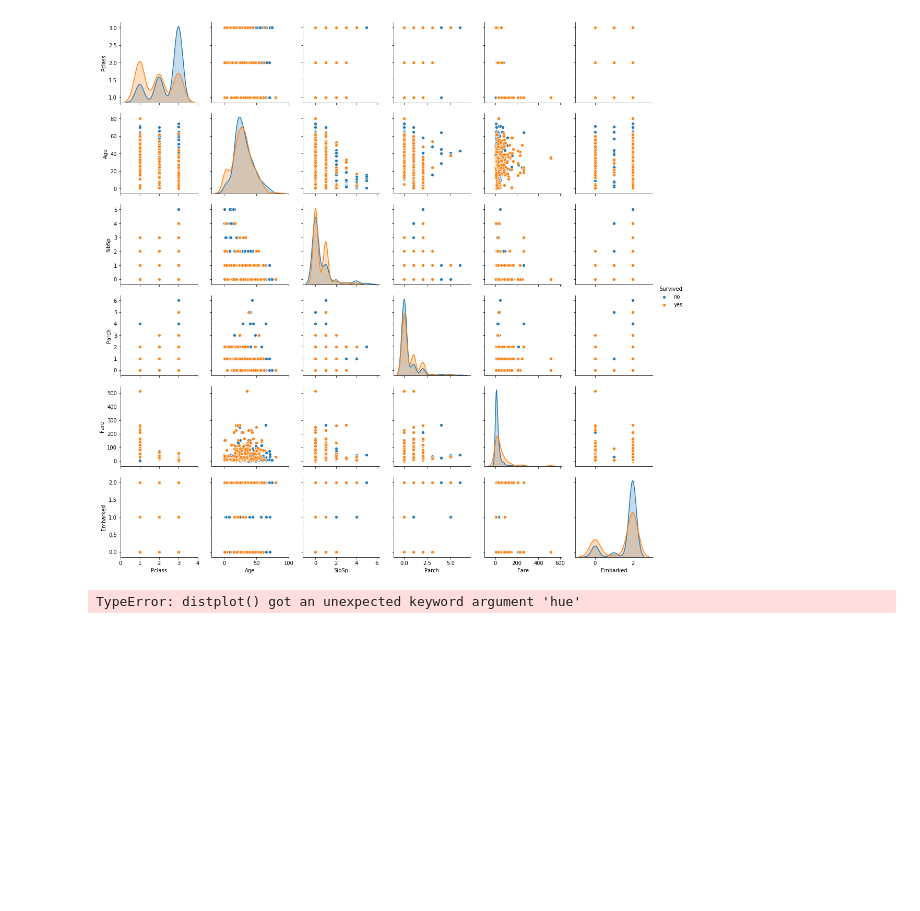
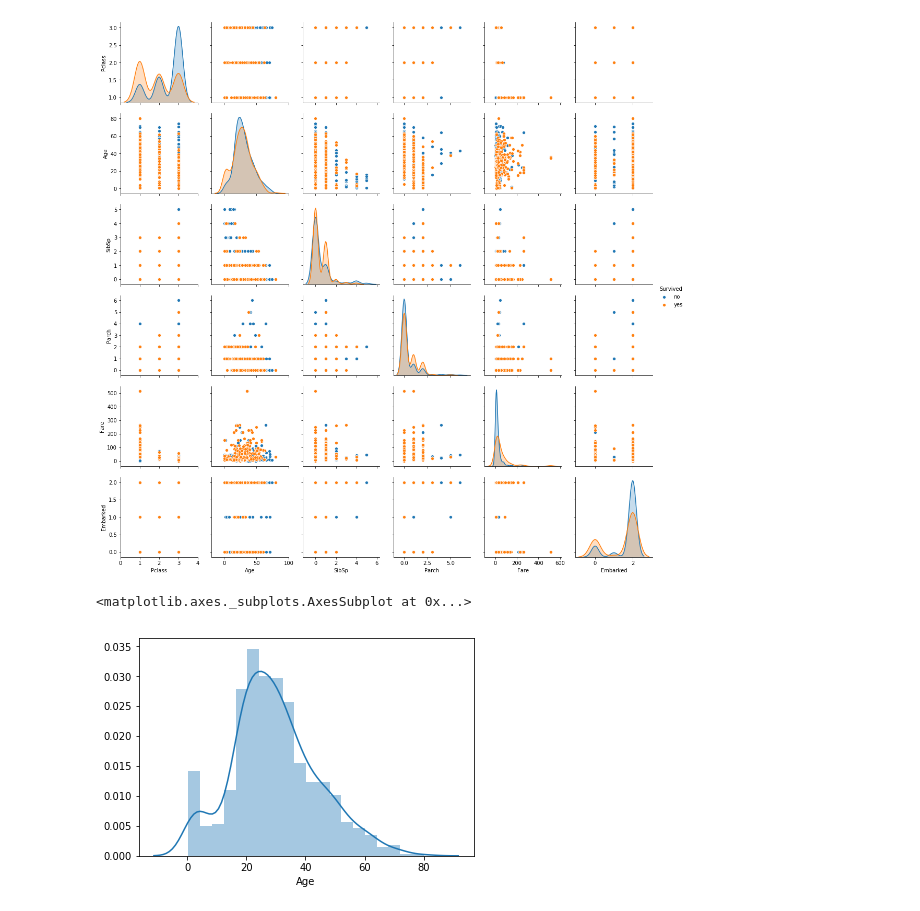
Before and after one commit to drakearch/titanic-kaggle, a Jupyter notebook: Titanic.ipynb, the cells around one changed output. Cells and saved outputs as stored; diff of their text form; code cells hidden in the pictures; blank space fills up the shorter version.

Commit message:
Age plot

```diff
--- a/Titanic.ipynb
+++ b/Titanic.ipynb
@@ -70,6 +70,7 @@ display(sns.pairplot(titanic, hue="Survived"))
 <seaborn.axisgrid.PairGrid at 0x...>
 [figure]
 # %%
-sns.distplot(titanic['Age'], hue="Survived")
+sns.distplot(titanic['Age'])
 # %% [output]
-TypeError: distplot() got an unexpected keyword argument 'hue'
+<matplotlib.axes._subplots.AxesSubplot at 0x...>
+[figure, added]
```
